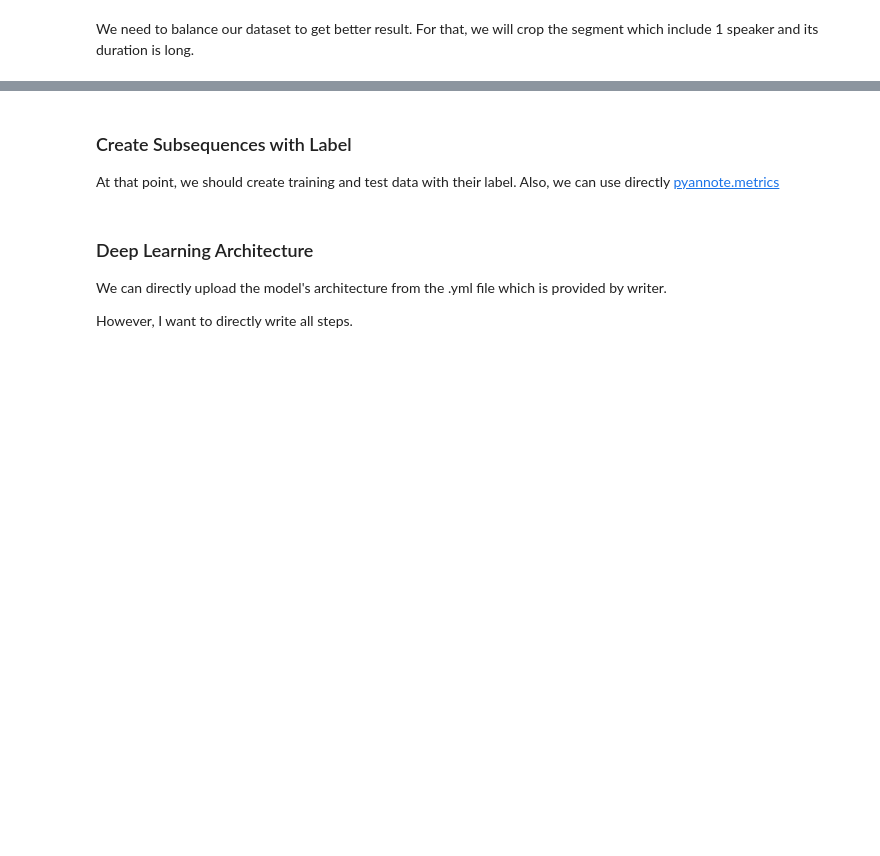
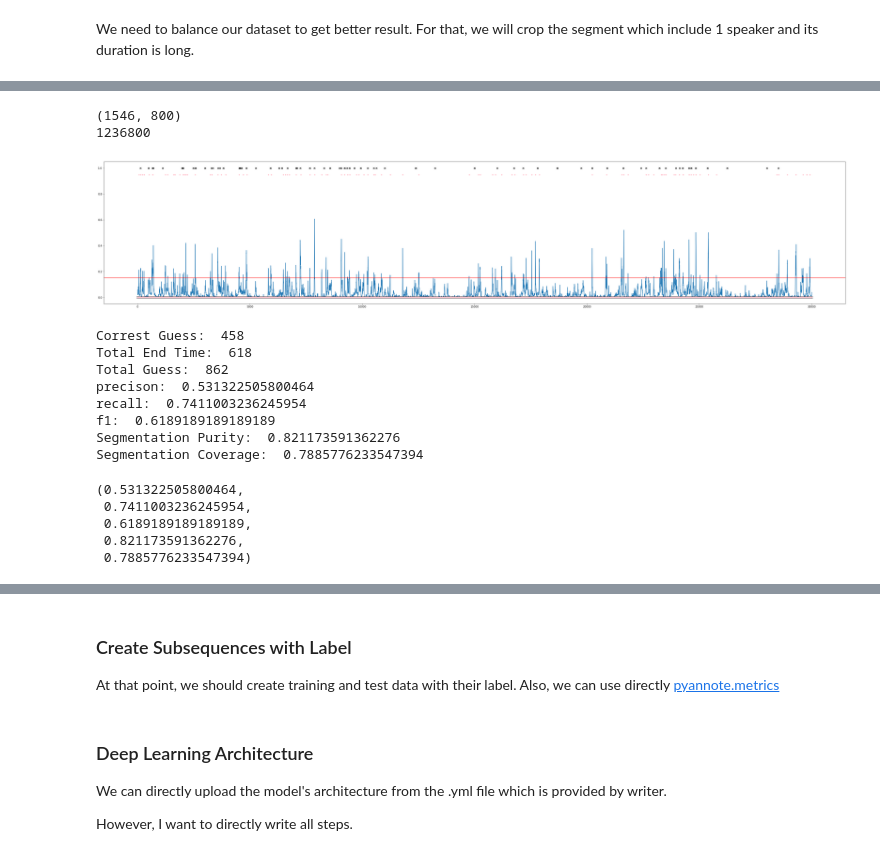
Before and after one commit to hedonistrh/SpChangeDetect, a Jupyter notebook: BiLSTM.ipynb, the cells around one changed output, grey strips where cells are left out. Saved outputs shown, nothing was run; the diff lists cells and outputs as text; code cells hidden in the pictures; blank space fills up the shorter version.

```diff
--- a/BiLSTM.ipynb
+++ b/BiLSTM.ipynb
@@ -1266,9 +1339,26 @@ complete_evaluation_single_file(filename="TS3010a.Mix-Headset", hop=10, win_len=
                                sr=16000, featureplan = "featureplan_new.txt",
                                overlapping=True)
 # %%
-complete_evaluation_single_file(filename="EN2001b.Mix-Headset", hop=10, win_len=25, thres = 0.15, model=model, feature_extractor="yaafe",
+complete_evaluation_single_file(filename="EN2009c.Mix-Headset", hop=10, win_len=25, thres = 0.15, model=model, feature_extractor="yaafe",
                                sr=16000, featureplan = "featureplan_new.txt",
                                overlapping=True)
+# %% [output]
+(1546, 800)
+1236800
+[figure, added]
+Correst Guess:  458
+Total End Time:  618
+Total Guess:  862
+precison:  0.531322505800464
+recall:  0.7411003236245954
+f1:  0.6189189189189189
+Segmentation Purity:  0.821173591362276
+Segmentation Coverage:  0.7885776233547394
+(0.531322505800464,
+ 0.7411003236245954,
+ 0.6189189189189189,
+ 0.821173591362276,
+ 0.7885776233547394)
 # %%
 complete_evaluation_single_file(filename="EN2001b.Mix-Headset", hop=10, win_len=25, thres = 0.15, model=model, feature_extractor="yaafe",
                                sr=16000, featureplan = "featureplan_new.txt",
```
Also changed, not shown: parts of 14 cells of this notebook.
